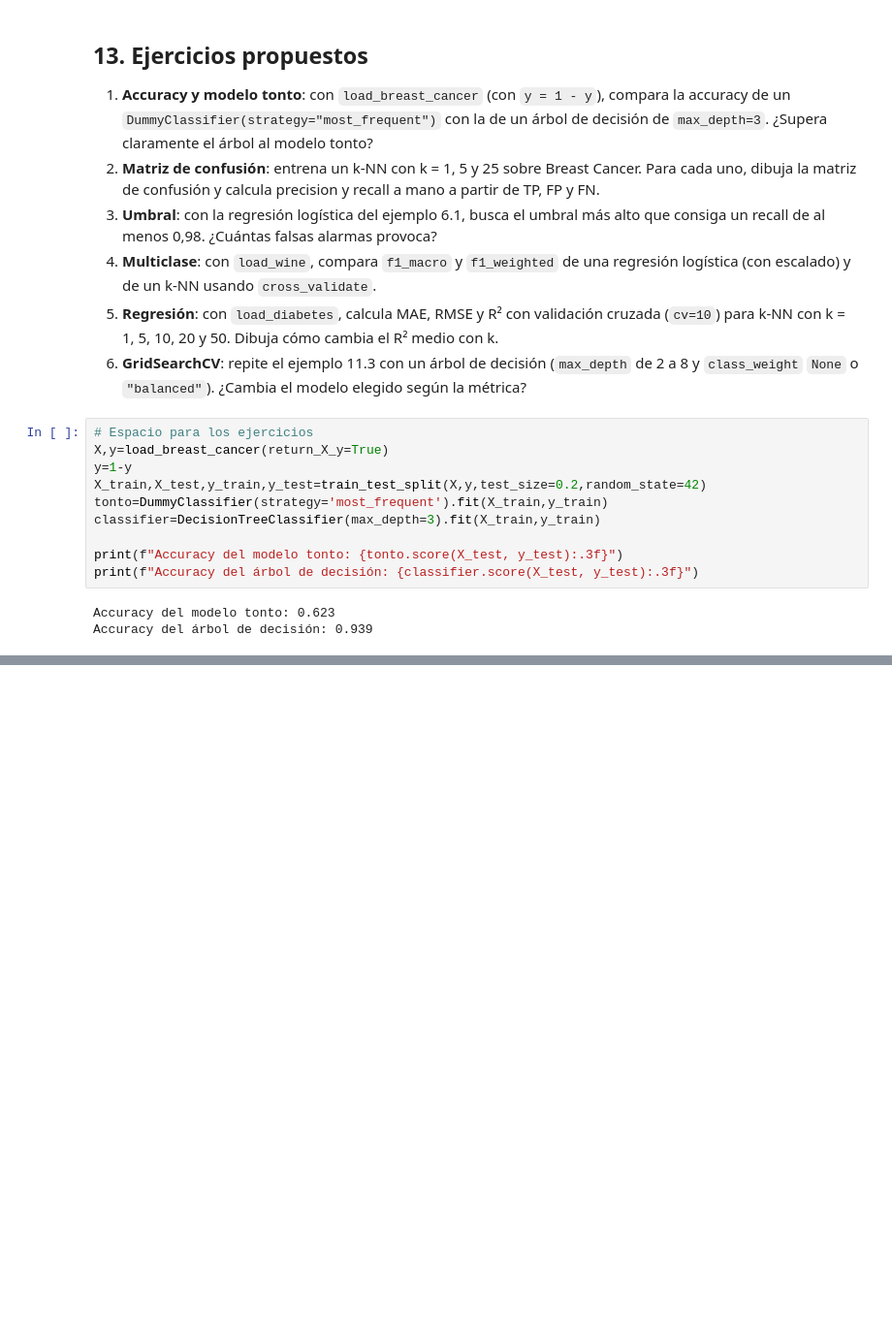
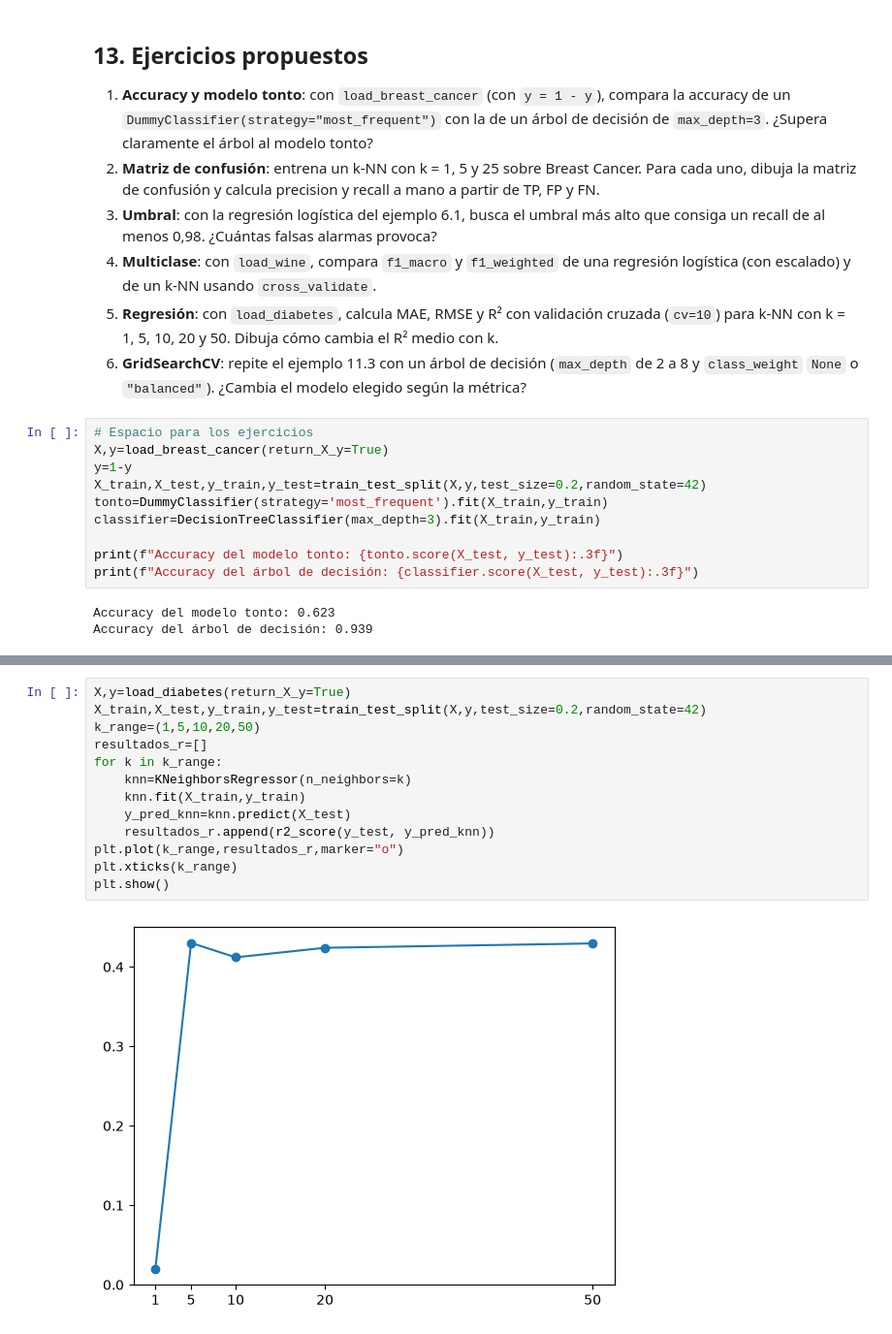
Before and after one commit to AndresDAM2526/PIA, a Jupyter notebook: 10_a_Metricas_evaluacion.ipynb, the cells around one changed output, grey strips where cells are left out. Shown at 97% size. Drawn from its saved outputs; the diff is of its cells as text; blank space fills up the shorter version.

```diff
--- a/10_a_Metricas_evaluacion.ipynb
+++ b/10_a_Metricas_evaluacion.ipynb
@@ -1030,0 +1074,15 @@ Recal: 0.8604651162790697
+# %%
+X,y=load_diabetes(return_X_y=True)
+X_train,X_test,y_train,y_test=train_test_split(X,y,test_size=0.2,random_state=42)
+k_range=(1,5,10,20,50)
+resultados_r=[]
+for k in k_range:
+    knn=KNeighborsRegressor(n_neighbors=k)
+    knn.fit(X_train,y_train)
+    y_pred_knn=knn.predict(X_test)
+    resultados_r.append(r2_score(y_test, y_pred_knn))
+plt.plot(k_range,resultados_r,marker="o")
+plt.xticks(k_range)
+plt.show()
+# %% [output]
+[figure, added]
```
Also changed, not shown: parts of 3 cells of this notebook, 1 other file.
